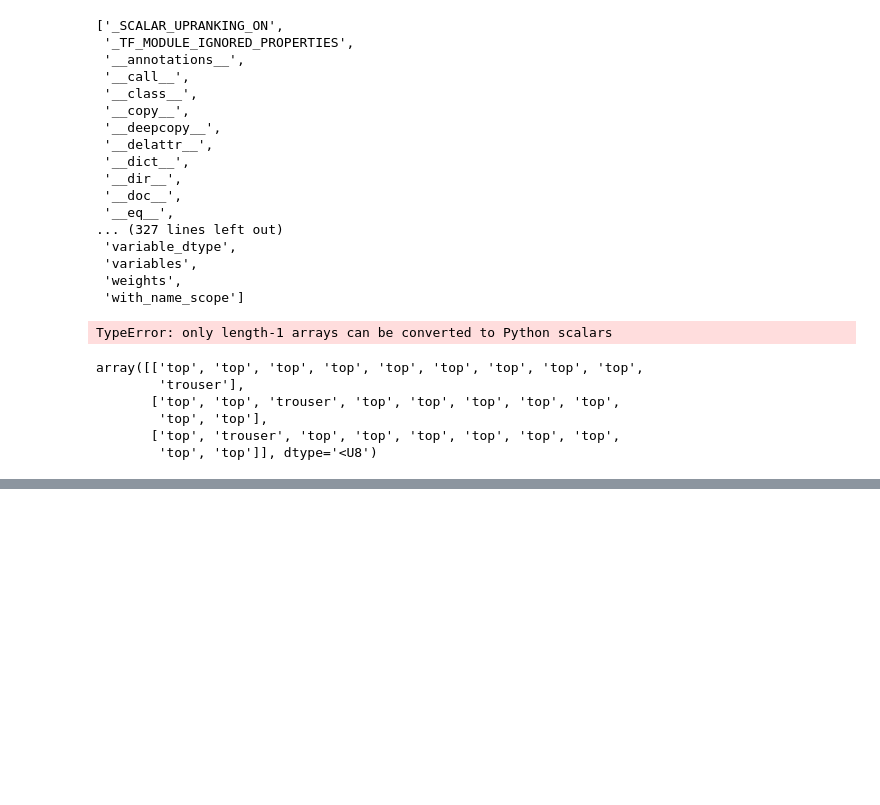
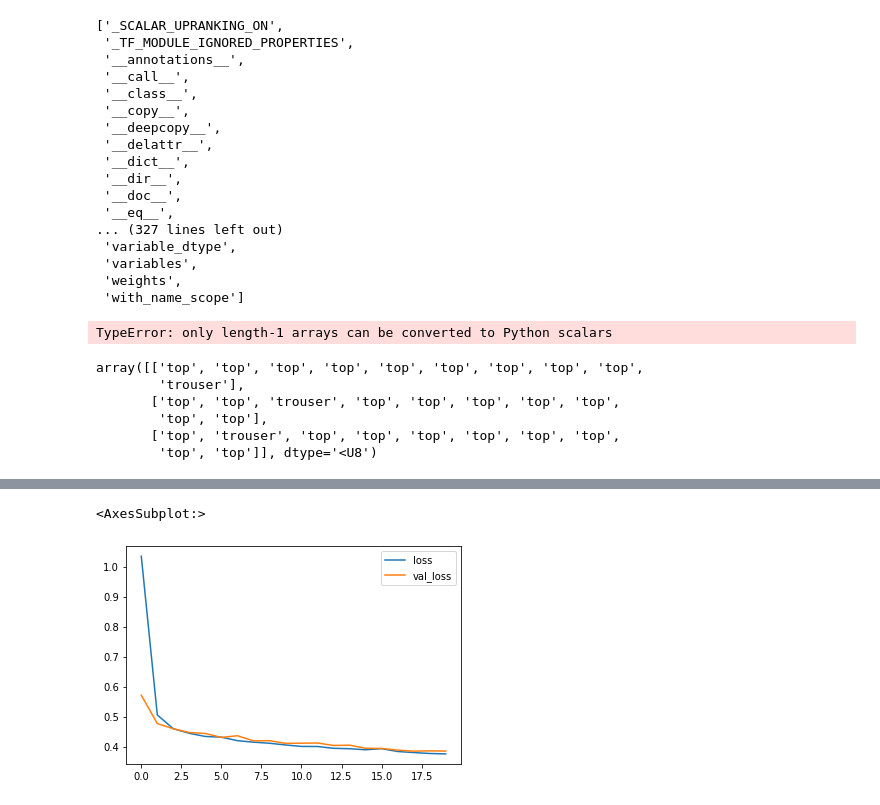
Before and after one commit to TheoreticalQuantumMechanics/deep_learning, a Jupyter notebook: deep_fauzi.ipynb, the cells around one changed output, grey strips where cells are left out. Drawn from its saved outputs; the diff is of its cells as text; code cells hidden in the pictures; blank space fills up the shorter version.

```diff
--- a/deep_fauzi.ipynb
+++ b/deep_fauzi.ipynb
@@ -297,0 +453,5 @@ array([['top', 'top', 'top', 'top', 'top', 'top', 'top', 'top', 'top',
+# %%
+pd.DataFrame(history.history).plot()
+# %% [output]
+<AxesSubplot:>
+[figure, added]
```
Also changed, not shown: parts of 23 cells of this notebook.
